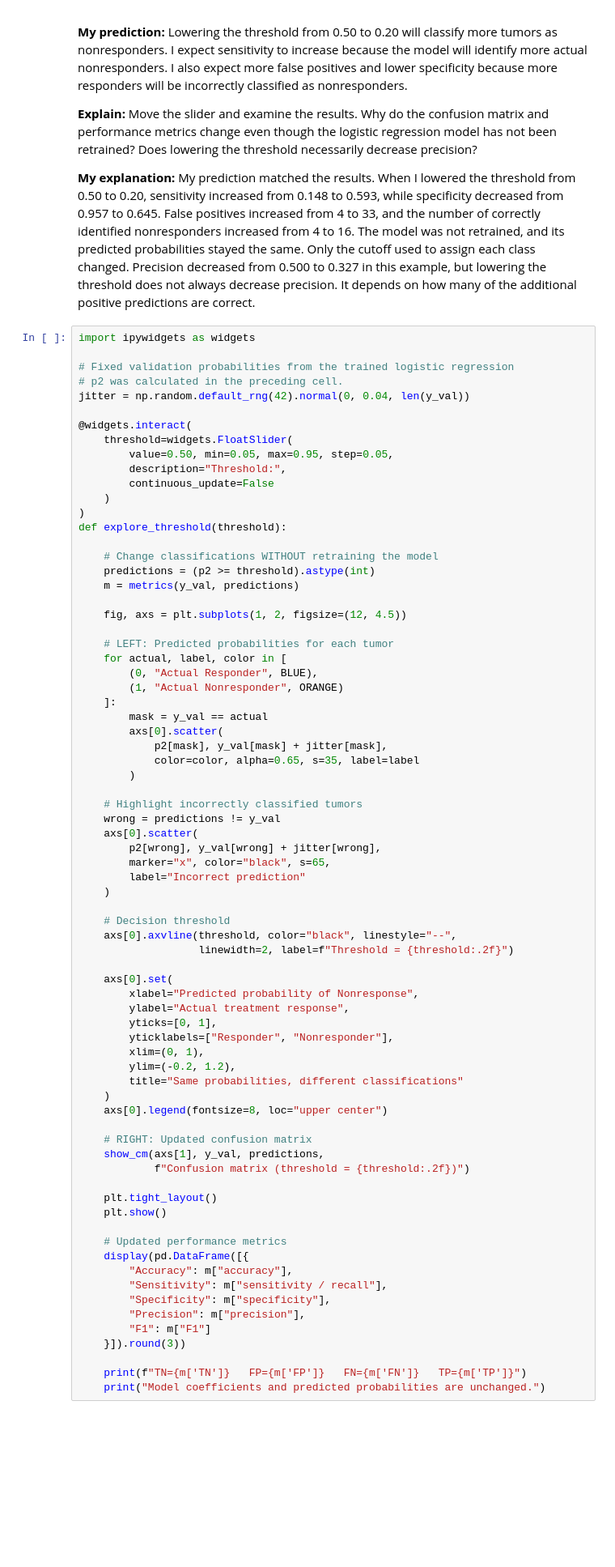
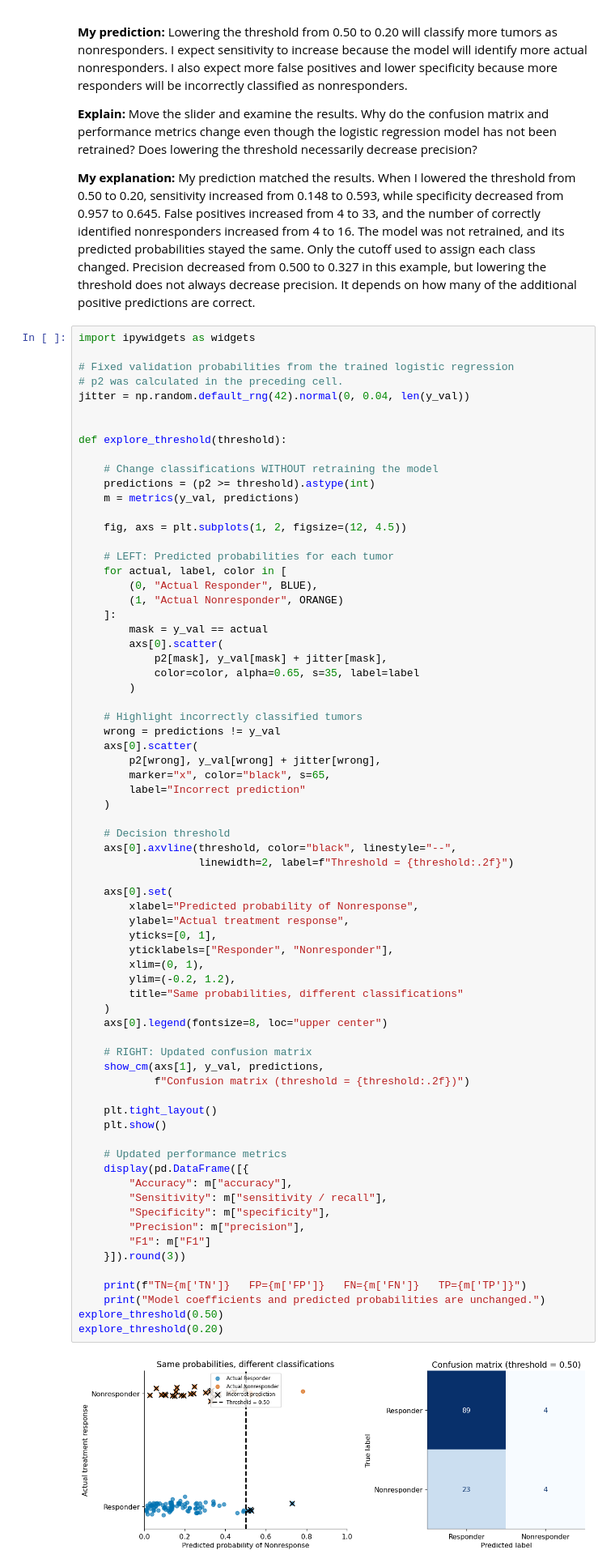
Before and after one commit to koiralaj/BIOL5340_ML, a Jupyter notebook: Jagriti_Koirala_Module10_Classifiers.ipynb, the cells around one changed output. Shown at 81% size. Saved outputs shown, nothing was run; the diff lists cells and outputs as text; blank space fills up the shorter version.

```diff
--- a/Jagriti_Koirala_Module10_Classifiers.ipynb
+++ b/Jagriti_Koirala_Module10_Classifiers.ipynb
@@ -348,13 +348,7 @@ import ipywidgets as widgets
 # p2 was calculated in the preceding cell.
 jitter = np.random.default_rng(42).normal(0, 0.04, len(y_val))
 
-@widgets.interact(
-    threshold=widgets.FloatSlider(
-        value=0.50, min=0.05, max=0.95, step=0.05,
-        description="Threshold:",
-        continuous_update=False
-    )
-)
+
 def explore_threshold(threshold):
 
     # Change classifications WITHOUT retraining the model
@@ -389,30 +383,33 @@ def explore_threshold(threshold):
     axs[0].set(
         xlabel="Predicted probability of Nonresponse",
         ylabel="Actual treatment response",
         yticks=[0, 1],
         yticklabels=["Responder", "Nonresponder"],
         xlim=(0, 1),
         ylim=(-0.2, 1.2),
         title="Same probabilities, different classifications"
     )
     axs[0].legend(fontsize=8, loc="upper center")
 
     # RIGHT: Updated confusion matrix
     show_cm(axs[1], y_val, predictions,
             f"Confusion matrix (threshold = {threshold:.2f})")
 
     plt.tight_layout()
     plt.show()
 
     # Updated performance metrics
     display(pd.DataFrame([{
         "Accuracy": m["accuracy"],
         "Sensitivity": m["sensitivity / recall"],
         "Specificity": m["specificity"],
         "Precision": m["precision"],
         "F1": m["F1"]
     }]).round(3))
 
     print(f"TN={m['TN']}   FP={m['FP']}   FN={m['FN']}   TP={m['TP']}")
     print("Model coefficients and predicted probabilities are unchanged.")
+explore_threshold(0.50)
+explore_threshold(0.20)
 # %% [output]
+[figure, added]
```
Also changed, not shown: parts of 1 cell of this notebook.
